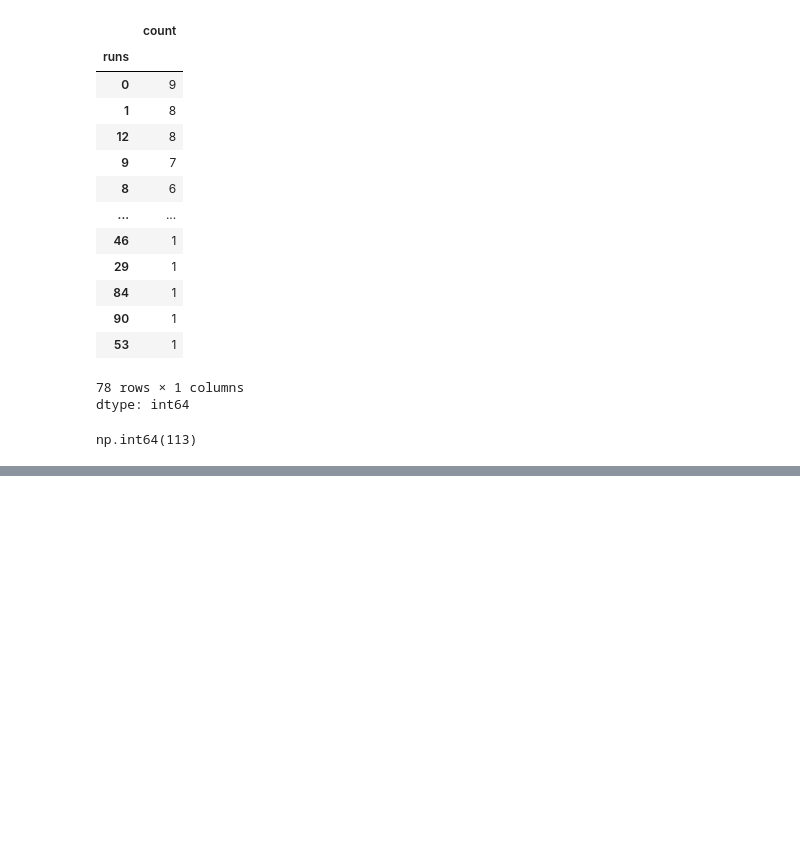
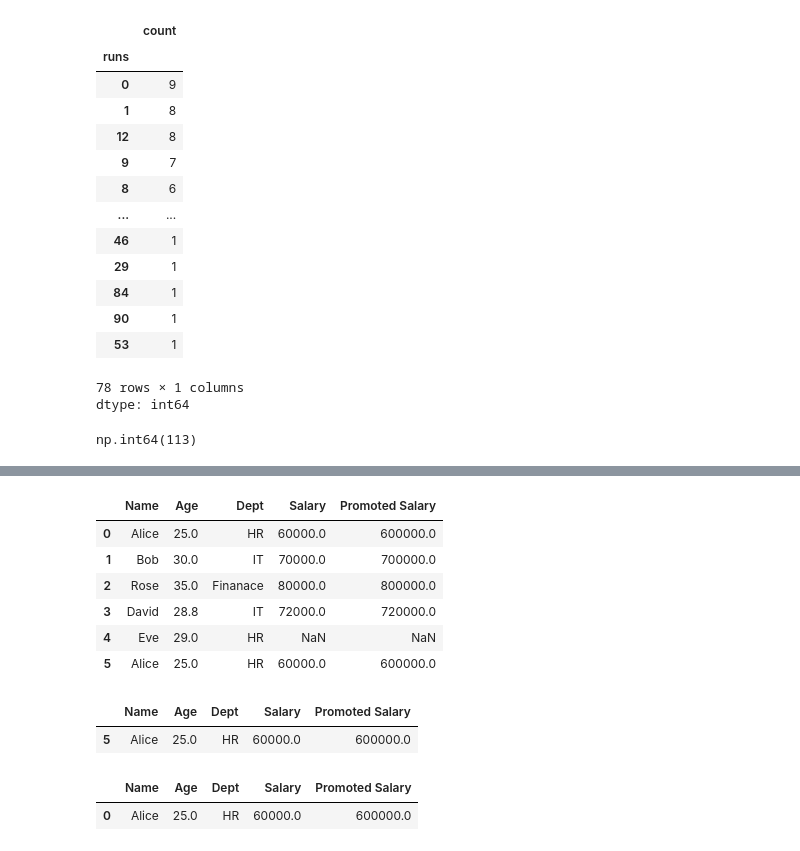
Before and after one commit to Akanksha-Ceris/Pandas_practice, a Jupyter notebook: Pandas_practice.ipynb, the cells around one changed output, grey strips where cells are left out. Saved outputs shown, nothing was run; the diff lists cells and outputs as text; code cells hidden in the pictures; blank space fills up the shorter version.

```diff
--- a/Pandas_practice.ipynb
+++ b/Pandas_practice.ipynb
@@ -444,0 +948,24 @@ cars
+# %%
+df["Name"]=df["Name"].replace("Charlie","Rose")
+df
+# %% [output]
+|  | Name | Age | Dept | Salary | Promoted Salary |
+| 0 | Alice | 25.0 | HR | 60000.0 | 600000.0 |
+| 1 | Bob | 30.0 | IT | 70000.0 | 700000.0 |
+| 2 | Rose | 35.0 | Finanace | 80000.0 | 800000.0 |
+| 3 | David | 28.8 | IT | 72000.0 | 720000.0 |
+| 4 | Eve | 29.0 | HR | NaN | NaN |
+| 5 | Alice | 25.0 | HR | 60000.0 | 600000.0 |
+# %%
+# how  to deal with duplicate  values
+df_dup = df[df.duplicated(keep = "first")]
+df_dup
+# %% [output]
+|  | Name | Age | Dept | Salary | Promoted Salary |
+| 5 | Alice | 25.0 | HR | 60000.0 | 600000.0 |
+# %%
+df_dump = df[df.duplicated(keep = "last")]
+df_dump
+# %% [output]
+|  | Name | Age | Dept | Salary | Promoted Salary |
+| 0 | Alice | 25.0 | HR | 60000.0 | 600000.0 |
```
Also changed, not shown: parts of 89 cells of this notebook.
